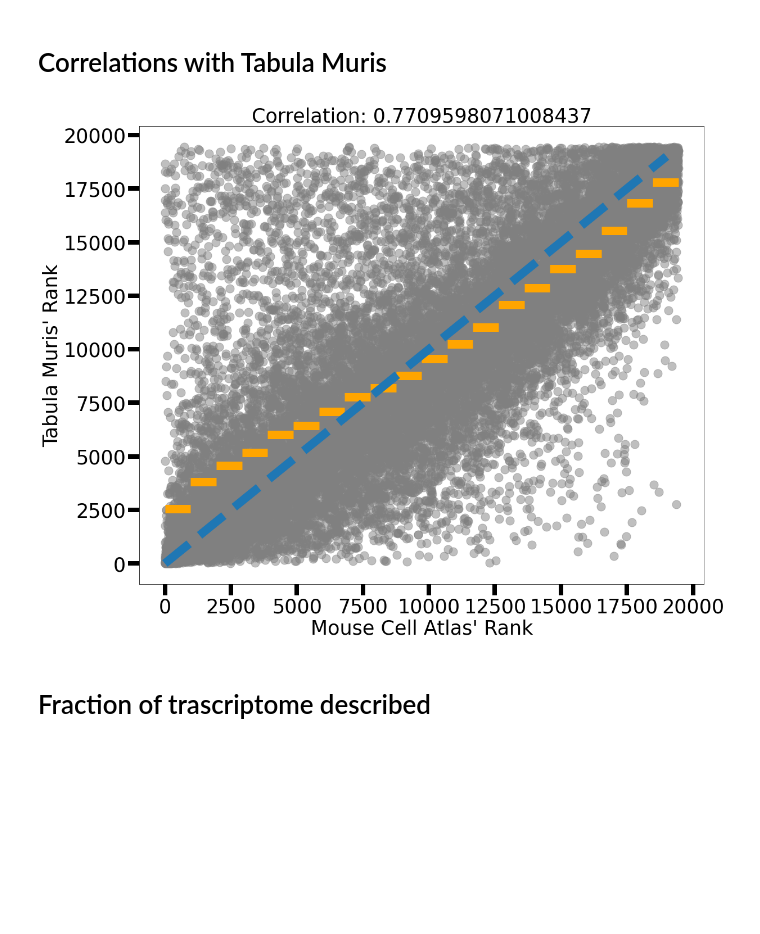
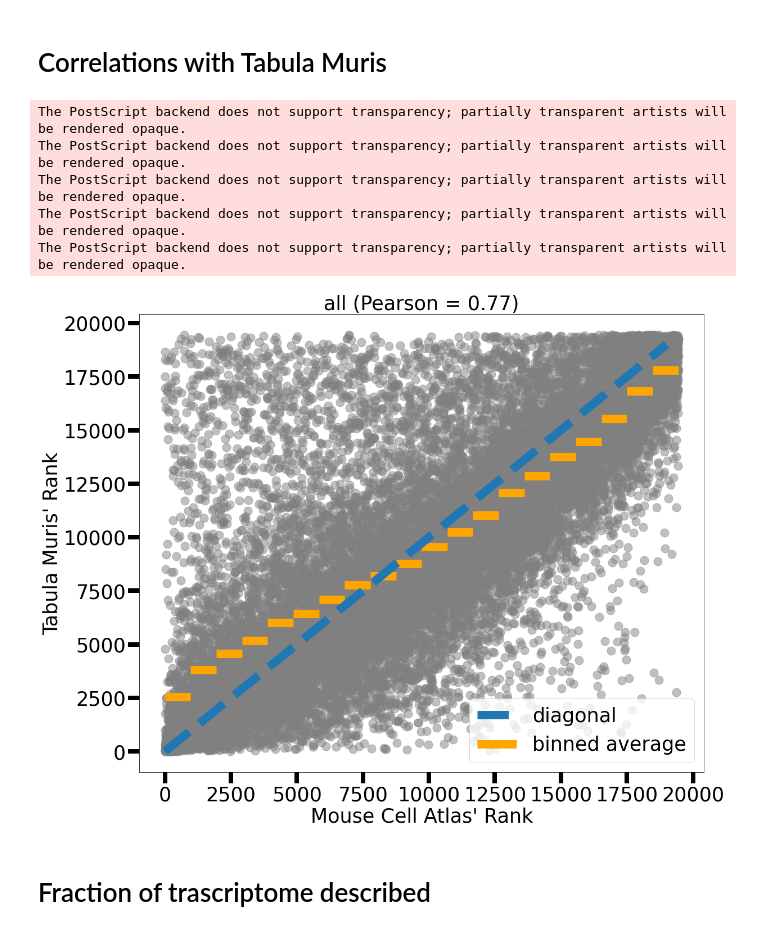
Before and after one commit to SilviaLazzardi/Emergent_Laws_in_scRNA-seq_Data, a Jupyter notebook: MouseCellAtlas/Mouse_Cell_Atlas_Data_Analysis.ipynb, the cells around one changed output. Drawn from its saved outputs; the diff is of its cells as text; code cells hidden in the pictures; blank space fills up the shorter version.

```diff
--- a/MouseCellAtlas/Mouse_Cell_Atlas_Data_Analysis.ipynb
+++ b/MouseCellAtlas/Mouse_Cell_Atlas_Data_Analysis.ipynb
@@ -250,31 +256,44 @@ data = load_all_data("mca")
 # %%
 tm = load_all_data("tm")["freq"]
 mca = load_all_data("mca")["freq"]
+organ="all"
+
+#tm = load_tissue(f"{organ}-counts.csv", data_source="tm")["freq"]
+#mca = load_tissue(f"{organ}", data_source="mca")["freq"]
+
 tm = tm[tm.index.isin(mca.index)]
 mca = mca[mca.index.isin(tm.index)]
 tm = pd.Series(name='tm',index=tm.sort_values(ascending=False).index, data=range(1,1+len(tm)))
 mca = pd.Series(name='mca',index=mca.sort_values(ascending=False).index, data=range(1, len(mca)+1))
 
 mca = mca.reindex_like(tm).dropna()
+tm = tm.reindex_like(mca).dropna()
 # %%
 fig, ax = plt.subplots(figsize=(18,15))
 ax.scatter(mca.values,tm.values, c="gray", s=225, alpha=0.5)
 
 bin_avg, bin_edges, _ = stats.binned_statistic(mca.values, tm.values,"mean", bins=20)
 ax.plot(np.linspace(0,1.9e4), np.linspace(0,1.9e4), lw=15, ls="--", label="diagonal")
 ax.hlines(bin_avg, bin_edges[:-1], bin_edges[1:], lw=15, ls="-", color="orange", label="binned average")
 
+ax.set_title(f"{organ} (Pearson = %.2f)"%(pearsonr(mca.values, tm.values)[0]), fontsize=35)
 ax.set_xlabel("Mouse Cell Atlas' Rank", fontsize=35)
 ax.set_ylabel("Tabula Muris' Rank", fontsize=35)
 
 ax.tick_params(labelsize=35, width=8, length=20)
-
-ax.set_title(f"Correlation: {stats.pearsonr(mca.values,tm.values)[0]}", fontsize=35)
+ax.legend(loc="lower right", fontsize=35)
+fig.savefig(f"rank_correlation_{organ}.pdf")
+fig.savefig(f"rank_correlation_{organ}.eps")
 
 fig.savefig("rank_correlation.pdf")
 plt.show()
 # %% [output]
+The PostScript backend does not support transparency; partially transparent artists will be rendered opaque.
+The PostScript backend does not support transparency; partially transparent artists will be rendered opaque.
+The PostScript backend does not support transparency; partially transparent artists will be rendered opaque.
+The PostScript backend does not support transparency; partially transparent artists will be rendered opaque.
+The PostScript backend does not support transparency; partially transparent artists will be rendered opaque.
-[figure, old version]
+[figure, new version]
 # %% [markdown]
 # Fraction of trascriptome described
 # %%
```
Also changed, not shown: parts of 18 cells of this notebook, 3 other files.
